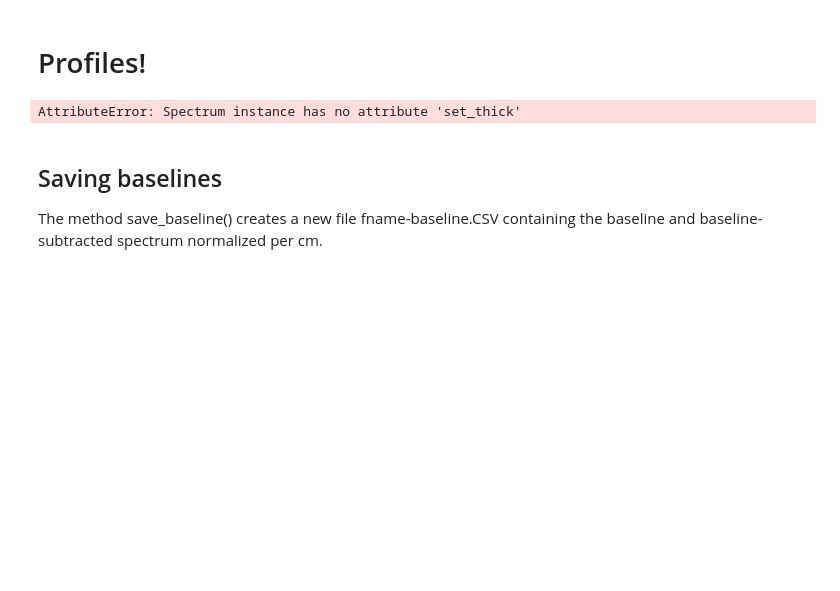
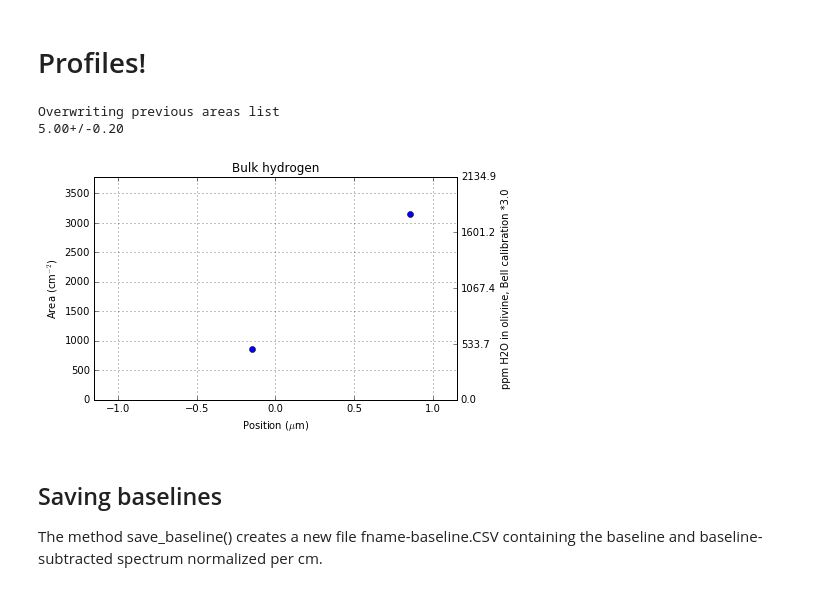
Before and after one commit to EFerriss/Pynams, a Jupyter notebook: pynams/OtherStuffIWillBringBackLater/examples_and_discussions/EXAMPLES.ipynb, the cells around one changed output. Saved outputs shown, nothing was run; the diff lists cells and outputs as text; code cells hidden in the pictures; blank space fills up the shorter version.

```diff
--- a/pynams/OtherStuffIWillBringBackLater/examples_and_discussions/EXAMPLES.ipynb
+++ b/pynams/OtherStuffIWillBringBackLater/examples_and_discussions/EXAMPLES.ipynb
@@ -137,12 +137,19 @@ fig, ax = spectrum.plot_subtractbaseline()
 # %%
 from pynams import Profile
 
-profile = Profile(fnames=['pynamsDemo2', 'test'], folder=FTIR_file_location)
+profile = Profile(fnames=['pynamsDemo2', 'test'], folder=FTIR_file_location, thickness_microns=200.,
+                  positions_microns=[1., 2.], length_microns=2.3)
 
-spec = profile.spectra[0]
-spec.make_baseline()
+for spec in profile.spectra:
+    spec.make_baseline()
+    spec.area_under_curve(show_plot=False, printout=False)
+
+profile.make_area_list()
+fig, ax = profile.plot_area_profile()
 # %% [output]
-AttributeError: Spectrum instance has no attribute 'set_thick'
+Overwriting previous areas list
+5.00+/-0.20
+[figure, added]
 # %% [markdown]
 ## Saving baselines
 The method save_baseline() creates a new file fname-baseline.CSV containing the baseline and baseline-subtracted spectrum normalized per cm.
```
Also changed, not shown: parts of 2 cells of this notebook, 6 other files.
